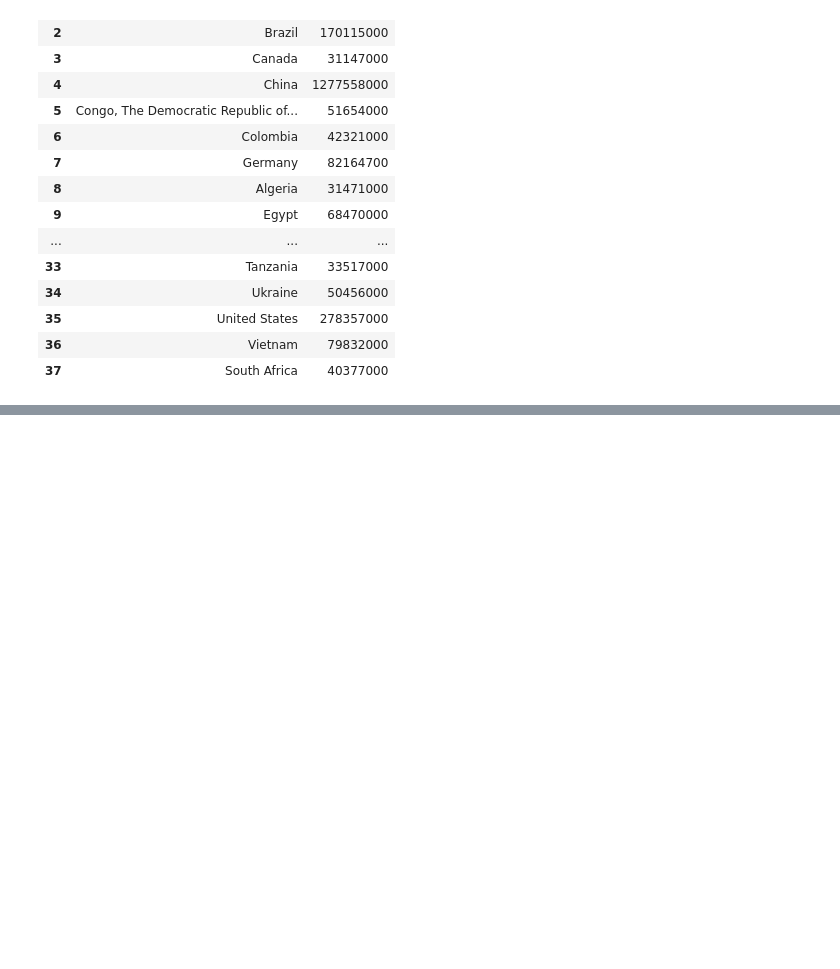
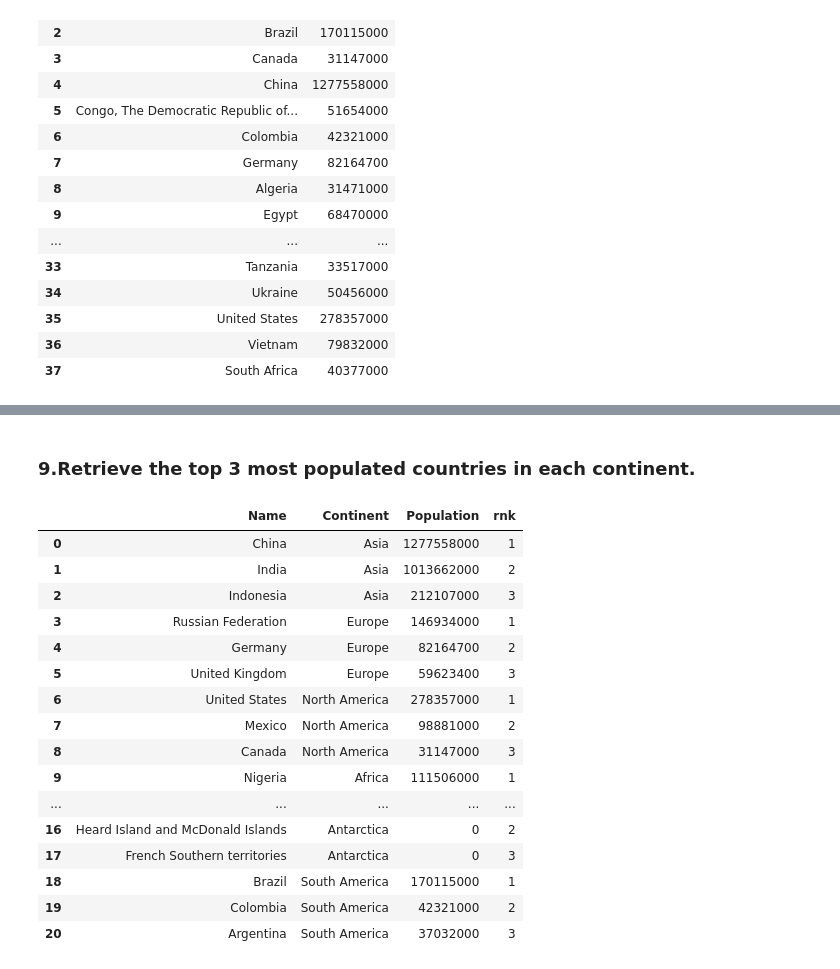
Before and after one commit to amiya2001/ML, a Jupyter notebook: 02_Data Collection and EDA/Working with Json& SQL.ipynb, the cells around one changed output, grey strips where cells are left out. Saved outputs shown, nothing was run; the diff lists cells and outputs as text; code cells hidden in the pictures; blank space fills up the shorter version.

```diff
--- a/02_Data Collection and EDA/Working with Json& SQL.ipynb
+++ b/02_Data Collection and EDA/Working with Json& SQL.ipynb
@@ -397,0 +417,22 @@ pd.read_sql_query("select Name,Population from country where Population > (selec
+# %% [markdown]
+### 9.Retrieve the top 3 most populated countries in each continent.
+# %%
+pd.read_sql_query("select * from (select Name,Continent,Population,row_number() over (partition by Continent  order by Population desc) as rnk from country ) t  where rnk<=3 ",conn)
+# %% [output]
+|  | Name | Continent | Population | rnk |
+| 0 | China | Asia | 1277558000 | 1 |
+| 1 | India | Asia | 1013662000 | 2 |
+| 2 | Indonesia | Asia | 212107000 | 3 |
+| 3 | Russian Federation | Europe | 146934000 | 1 |
+| 4 | Germany | Europe | 82164700 | 2 |
+| 5 | United Kingdom | Europe | 59623400 | 3 |
+| 6 | United States | North America | 278357000 | 1 |
+| 7 | Mexico | North America | 98881000 | 2 |
+| 8 | Canada | North America | 31147000 | 3 |
+| 9 | Nigeria | Africa | 111506000 | 1 |
+| ... | ... | ... | ... | ... |
+| 16 | Heard Island and McDonald Islands | Antarctica | 0 | 2 |
+| 17 | French Southern territories | Antarctica | 0 | 3 |
+| 18 | Brazil | South America | 170115000 | 1 |
+| 19 | Colombia | South America | 42321000 | 2 |
+| 20 | Argentina | South America | 37032000 | 3 |
```
Also changed, not shown: parts of 5 cells of this notebook.
